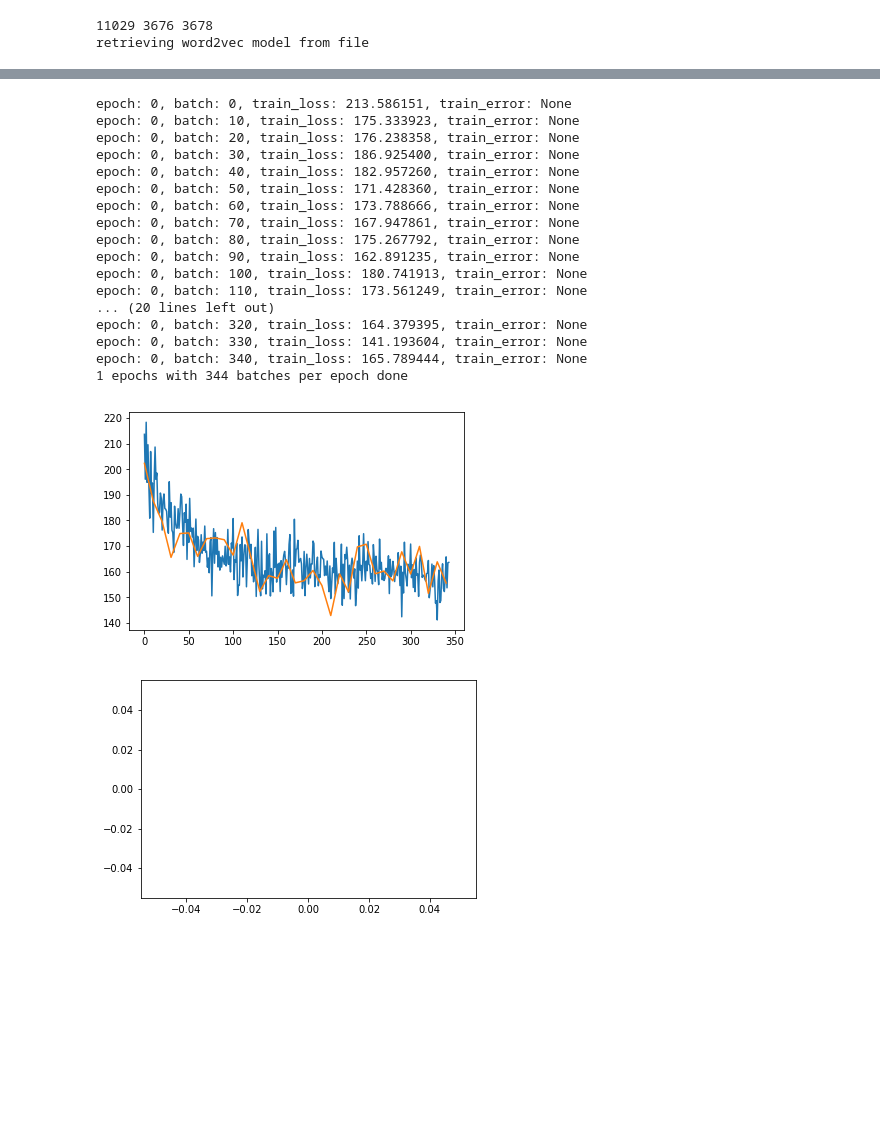
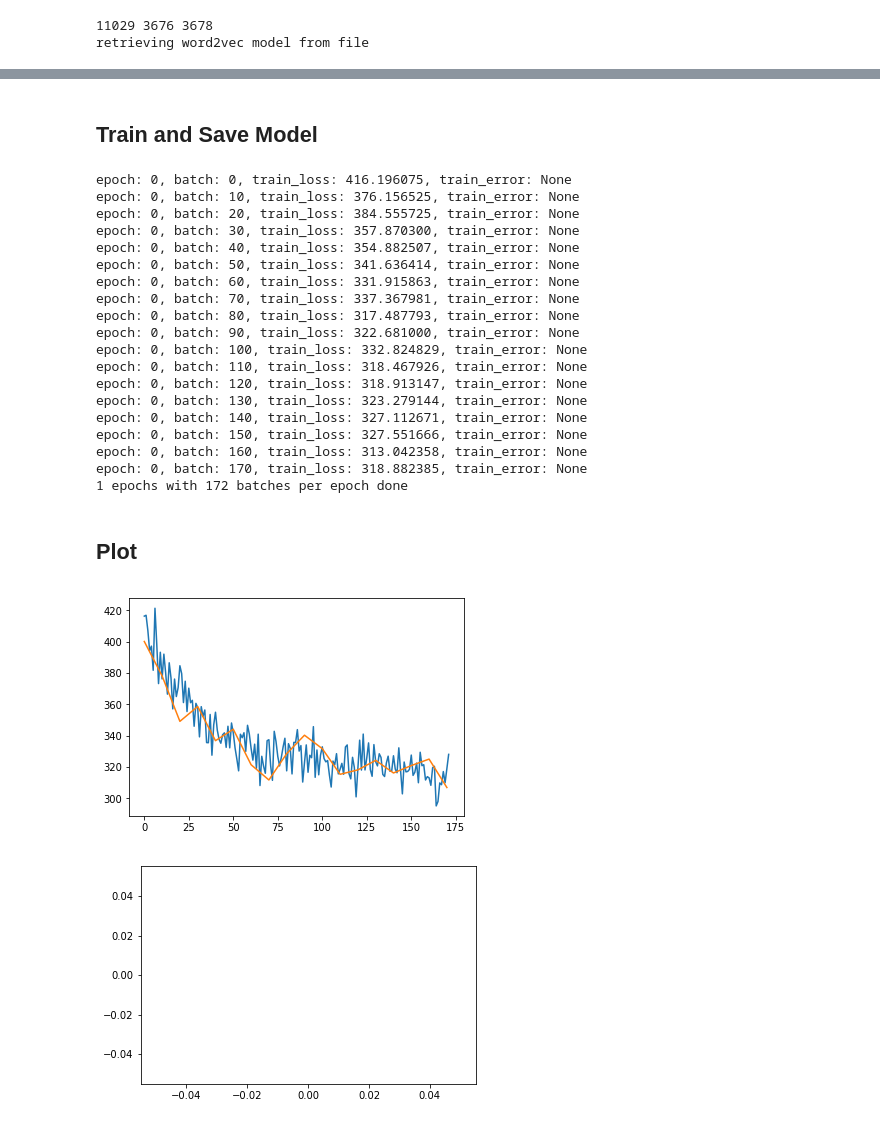
Before and after one commit to dmcinerney/Summarization, a Jupyter notebook: PointerGenerator.ipynb, the cells around one changed output, grey strips where cells are left out. Drawn from its saved outputs; the diff is of its cells as text; code cells hidden in the pictures; blank space fills up the shorter version.

```diff
--- a/PointerGenerator.ipynb
+++ b/PointerGenerator.ipynb
@@ -8,11 +12,12 @@ from pytorch_helper import VariableBatchDataLoader, ModelManipulator, plot_learn
 # %%
 # training parameters
-BATCH_SIZE = 32
+BATCH_SIZE = 64
 NUM_EPOCHS = 1
 LEARNING_RATE = 1e-2
 # INITIAL_ACCUMULATOR_VALUE = 0.1
 GAMMA = 1
 USE_CUDA = torch.cuda.is_available()
 print(USE_CUDA)
+BEAM_SIZE = 4
 # %% [output]
 True
@@ -28,5 +37,7 @@ retrieving word2vec model from file
 # %%
 pointer_generator_model = PointerGeneratorModel(word_vectors, start_index, end_index, num_hidden1=None, num_hidden2=None, with_coverage=False, gamma=GAMMA)
+# %% [markdown]
+## Train and Save Model
 # %%
 dataloader = VariableBatchDataLoader(newsroom_dataset_train, batch_size=BATCH_SIZE, shuffle=True)
 optimizer = torch.optim.Adam(pointer_generator_model.parameters(),
@@ -36,21 +47,23 @@ optimizer = torch.optim.Adam(pointer_generator_model.parameters(),
 model_manip = ModelManipulator(pointer_generator_model, optimizer, loss_function, error_function, use_cuda=USE_CUDA)
 train_stats, val_stats = model_manip.train(dataloader, NUM_EPOCHS, dataset_val=newsroom_dataset_dev, stats_every=10, verbose_every=10)
 # %% [output]
-epoch: 0, batch: 0, train_loss: 213.586151, train_error: None
-epoch: 0, batch: 10, train_loss: 175.333923, train_error: None
-epoch: 0, batch: 20, train_loss: 176.238358, train_error: None
-epoch: 0, batch: 30, train_loss: 186.925400, train_error: None
-epoch: 0, batch: 40, train_loss: 182.957260, train_error: None
-epoch: 0, batch: 50, train_loss: 171.428360, train_error: None
-epoch: 0, batch: 60, train_loss: 173.788666, train_error: None
-epoch: 0, batch: 70, train_loss: 167.947861, train_error: None
-epoch: 0, batch: 80, train_loss: 175.267792, train_error: None
-epoch: 0, batch: 90, train_loss: 162.891235, train_error: None
-epoch: 0, batch: 100, train_loss: 180.741913, train_error: None
-epoch: 0, batch: 110, train_loss: 173.561249, train_error: None
-... (20 lines left out)
-epoch: 0, batch: 320, train_loss: 164.379395, train_error: None
-epoch: 0, batch: 330, train_loss: 141.193604, train_error: None
-epoch: 0, batch: 340, train_loss: 165.789444, train_error: None
-1 epochs with 344 batches per epoch done
+epoch: 0, batch: 0, train_loss: 416.196075, train_error: None
+epoch: 0, batch: 10, train_loss: 376.156525, train_error: None
+epoch: 0, batch: 20, train_loss: 384.555725, train_error: None
+epoch: 0, batch: 30, train_loss: 357.870300, train_error: None
+epoch: 0, batch: 40, train_loss: 354.882507, train_error: None
+epoch: 0, batch: 50, train_loss: 341.636414, train_error: None
+epoch: 0, batch: 60, train_loss: 331.915863, train_error: None
+epoch: 0, batch: 70, train_loss: 337.367981, train_error: None
+epoch: 0, batch: 80, train_loss: 317.487793, train_error: None
+epoch: 0, batch: 90, train_loss: 322.681000, train_error: None
+epoch: 0, batch: 100, train_loss: 332.824829, train_error: None
+epoch: 0, batch: 110, train_loss: 318.467926, train_error: None
+epoch: 0, batch: 120, train_loss: 318.913147, train_error: None
+epoch: 0, batch: 130, train_loss: 323.279144, train_error: None
+epoch: 0, batch: 140, train_loss: 327.112671, train_error: None
+epoch: 0, batch: 150, train_loss: 327.551666, train_error: None
+epoch: 0, batch: 160, train_loss: 313.042358, train_error: None
+epoch: 0, batch: 170, train_loss: 318.882385, train_error: None
+1 epochs with 172 batches per epoch done
 # %%
@@ -60,6 +73,8 @@ pointer_generator_model = torch.load('data/pointer_generator_test.model')
+# %% [markdown]
+## Plot
 # %%
-plot_learning_curves(training_values=train_stats, validation_values=val_stats, figure_name='pointer_generator_training_test')
+plot_learning_curves(training_values=train_stats, validation_values=val_stats, figure_name='graphs/pointer_generator_training_temp')
 # %% [output]
-[figure, old version]
+[figure, new version]
 [figure]
 # %%
```
Also changed, not shown: parts of 8 cells of this notebook, 4 other files.
